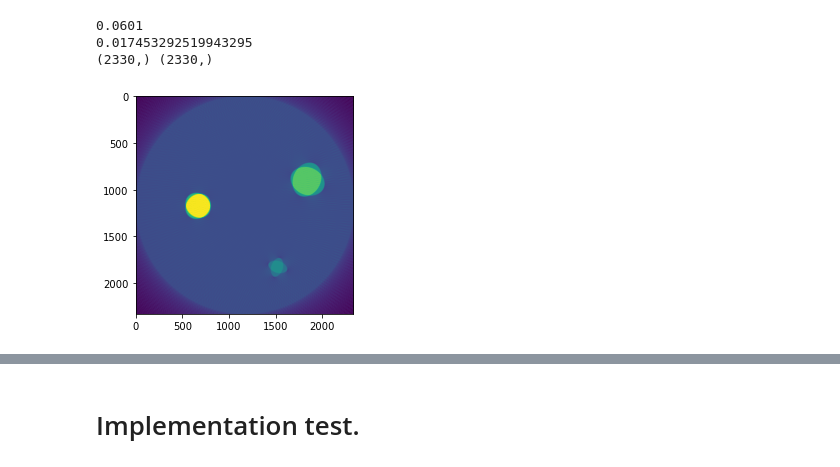
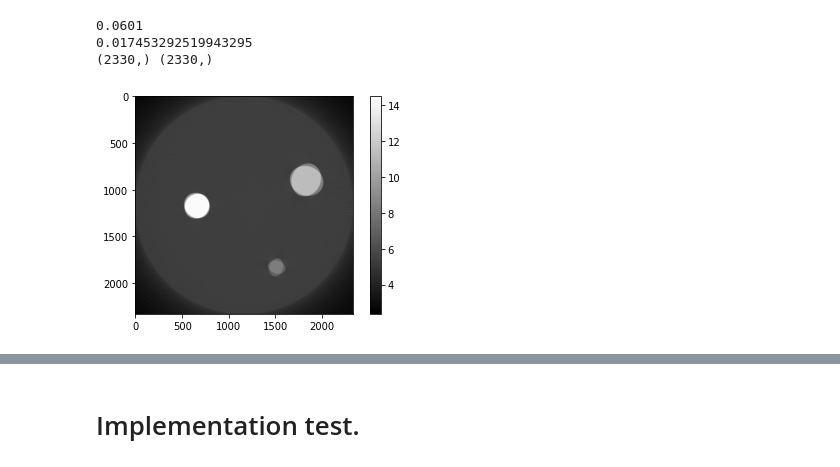
Before and after one commit to PrabhaSahiti/Imaging-Instrumentation, a Jupyter notebook: Lab_6_04_07_2022.ipynb, the cells around one changed output, grey strips where cells are left out. Cells and saved outputs as stored; diff of their text form; code cells hidden in the pictures.

```diff
--- a/Lab_6_04_07_2022.ipynb
+++ b/Lab_6_04_07_2022.ipynb
@@ -27,0 +27,15 @@ data = io.loadmat("sinogram.mat")
+# %%
+I0 = 50
+img = []
+image = {}
+#data = io.loadmat("sinogram.mat")
+with open(r"phantom_exp50_1_angle_filt_20110.json", "rb") as input_file:
+    data1 = pickle.load(input_file)
+with open(r"phantom_exp50_1_angle_filt_2111360.json", "rb") as input_file:
+    data2 = pickle.load(input_file)
+image = data1 | data2
+data = np.zeros((1280, 360))
+for i in range(0,360):
+    img = np.mean(image[i], axis = 0)
+    val = img[512, 0:1280]
+    data[:, i] = val
@@ -28,5 +46,6 @@ data = io.loadmat("sinogram.mat")
 # %%
-y = data['y']
+#y = data['y'] #for sinogram
+y = data #for original data
 size = y.shape
 minus1 = np.multiply(-1, np.ones(y.shape))
 rec = -1 * np.log(np.divide(y, I0))
@@ -143,7 +162,7 @@ def Reconstruction(self, savefile):
 # %% [markdown]
 # Implementation Works
 # %%
-R = 400 #self.params['SourceToAxis']
+R = 200 #self.params['SourceToAxis']
 D = 400 #self.params['SourceToDetector'] - R
 nx = rec.shape[0]
 ny = 1
@@ -155,6 +174,7 @@ print(DetectorPixelWidth)
 recon = np.zeros((rec.shape[0],rec.shape[0]))
 
 DetectorSize = nx * DetectorPixelWidth
+
 
 fov = 2 * R * sin(atan(DetectorSize / 2 / (D + R)))
 #     self.params['fov'] = fov
@@ -172,8 +192,8 @@ print(dtheta)
 
 cutoff = 0.3
 FilterType = 'hamming'
-filter = Filter(rec.shape[0]+ 1, DetectorPixelWidth * (R / (R + D)), FilterType, cutoff)
-gamma = np.arange(0, nx) - (nx - 1) / 2.0
+filter = Filter(rec.shape[0] + 1, DetectorPixelWidth * (R / (R + D)), FilterType, cutoff)
+gamma = np.arange(0, nx) - (nx + 2) / 2.0
 gamma = gamma * DetectorPixelWidth * (R / (R + D))
 
 weight = R / (sqrt(R ** 2 + gamma ** 2))
@@ -194,7 +214,7 @@ for i in range(0, ns):
     #print(t.shape)
     InterpX = (R * t) / (R - s)
     U = (D + rho * sin(angle - phi)) / D
-    f = interp1d(gamma, Q, kind='linear', bounds_error=False, fill_value=0)
+    f = interp1d(gamma, Q, kind='nearest', bounds_error=False, fill_value=0)
     vq = f(InterpX)
     recon[:,:]+= dtheta * (1 / (U ** 2)) * vq.reshape([recon.shape[0], recon.shape[1]])
 # %% [output]
@@ -202,7 +222,8 @@ for i in range(0, ns):
 0.017453292519943295
 (2330,) (2330,)
 # %%
-plt.imshow(recon)
+plt.imshow(recon, cmap = 'gray')
+plt.colorbar()
 plt.show()
 # %% [output]
-[figure, old version]
+[figure, new version]
```
Also changed, not shown: parts of 9 cells of this notebook.
